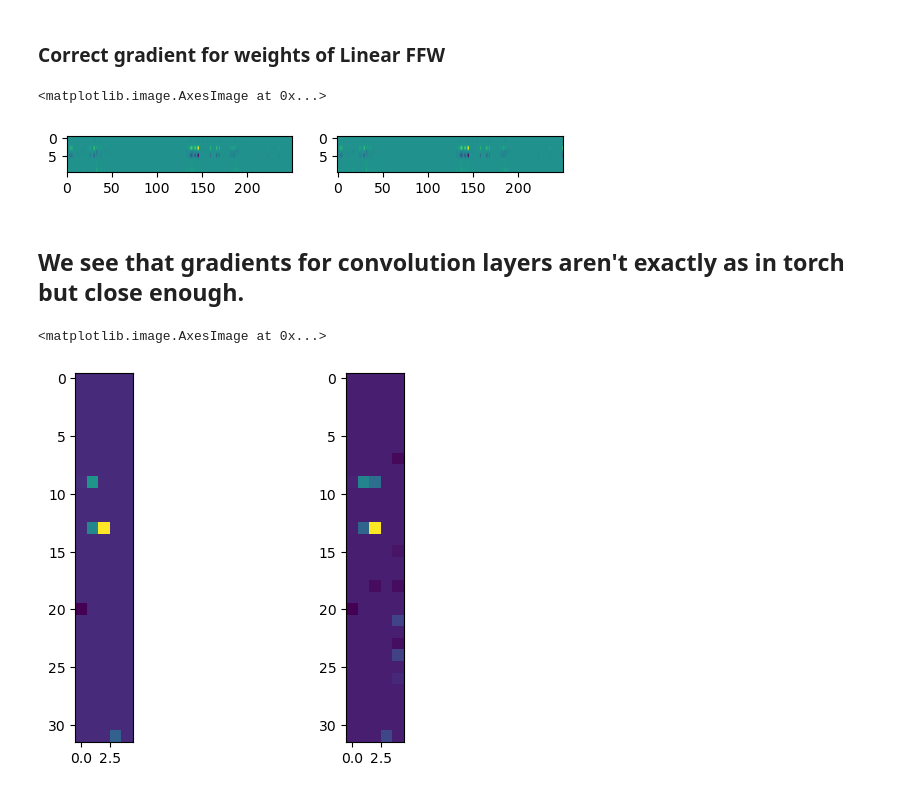
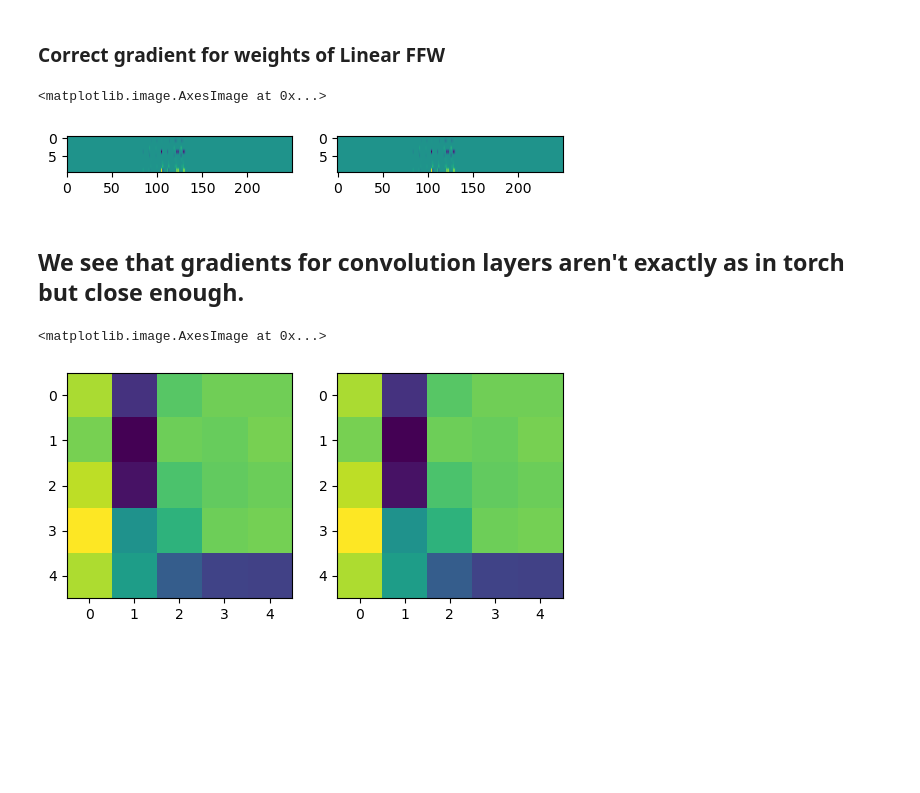
Before and after one commit to 08yann/Handcoded_NeuralNetworks_numpy, a Jupyter notebook: Conv2d_BackPropa_byHand.ipynb, the cells around one changed output. Saved outputs shown, nothing was run; the diff lists cells and outputs as text; code cells hidden in the pictures; blank space fills up the shorter version.

Commit message:
Change backprop maxpool to get same as torch

```diff
--- a/Conv2d_BackPropa_byHand.ipynb
+++ b/Conv2d_BackPropa_byHand.ipynb
@@ -176,12 +176,11 @@ def forward_backward(x,y):
     maxpooled_conv1 = relu_conv1.reshape(nb_batch, f_out, h_in//2, 2, w_in //2, 2).max(axis = (3,5))
 
     # Create max which position was max, used in back-propagation
-    '''
     # WARNING: Case of more than one maximum the gradient will be propagated too many times,
     # not a problem when max == 0 as we multiply with the values preceding the pooling
-    mask_conv2 = (relu_conv2 == maxpooled_conv2.repeat(2, axis = 2).repeat(2,axis = 3)).astype('int')
+    mask_conv1 = (relu_conv1 == maxpooled_conv1.repeat(2, axis = 2).repeat(2,axis = 3)).astype('int')
+    # Below is a better implementation taking into account this possibility but leads to slightly different result than torch
     '''
-
     # BY HAND: create mask from scratch to ensure we backpropagate only once for each pooling
     mask_conv1 = np.zeros(relu_conv1.shape)
     for b in range(relu_conv1.shape[0]):
@@ -197,6 +196,7 @@ def forward_backward(x,y):
                         mask_conv1[b,c,2*i+1,2*j]
                     else:
                         mask_conv1[b,c,2*i+1,2*j+1] = 1
+    '''
 
 
     nb_batch, c_in, h_in, w_in = maxpooled_conv1.shape
@@ -212,7 +212,8 @@ def forward_backward(x,y):
     relu_conv2 = np.maximum(l_conv2, 0)
     maxpooled_conv2 = relu_conv2.reshape(nb_batch, f_out, h_in//2, 2, w_in //2, 2).max(axis = (3,5))
 
-
+    mask_conv2 = (relu_conv2 == maxpooled_conv2.repeat(2, axis = 2).repeat(2,axis = 3)).astype('int')
+    '''
     mask_conv2 = np.zeros(relu_conv2.shape)
     for b in range(relu_conv2.shape[0]):
         for c in range(relu_conv2.shape[1]):
@@ -230,6 +231,7 @@ def forward_backward(x,y):
 
                     else:
                         mask_conv2[b,c,2*i+1,2*j+1] = 1
+    '''
 
     out_conv2 = maxpooled_conv2.reshape(nb_batch,-1)
 
@@ -260,7 +262,7 @@ def forward_backward(x,y):
     _, c_out, h_out, w_out = d_relu_conv2.shape
     for i in range(h_out):
         for j in range(w_out):
-            d_conv2_weights += np.sum(padded_conv1[:,np.newaxis,:,i:i+5, j:j+5] * d_relu_conv2[:,:,np.newaxis,i:i+1, j:j+1], axis = 0)/4
+            d_conv2_weights += np.sum(padded_conv1[:,np.newaxis,:,i:i+5, j:j+5] * d_relu_conv2[:,:,np.newaxis,i:i+1, j:j+1], axis = 0)
 
             d_padded_conv1[:,:,i:i+5,j:j+5] += np.sum(conv2[np.newaxis,:,:,:, :] * d_relu_conv2[:,:, np.newaxis, i:i+1,j:j+1], axis = 1)
 
@@ -274,11 +276,12 @@ def forward_backward(x,y):
     _, _, h_in, w_in = l_conv1.shape
     for i in range(h_in):
         for j in range(w_in):
-            d_conv1_weights += np.sum(x_padded[:,np.newaxis,:,i:i+5, j: j+ 5] * d_relu_conv1[:,:,np.newaxis,i:i+1,j:j+1],axis = 0)/4
+            d_conv1_weights += np.sum(x_padded[:,np.newaxis,:,i:i+5, j: j+ 5] * d_relu_conv1[:,:,np.newaxis,i:i+1,j:j+1],axis = 0)
 
 
     return out_logsoft, loss, d_ln_weights, d_conv2_weights, d_conv1_weights
 # %% [markdown]
 ### Numpy forward pass working !!!
 # %%
-np_out, loss, d_ln, d_conv2_weights, d_conv1_weights = forward_backward(X_train[samp].astype('float').reshape(4,1,28,28),Y_train[samp])
+samp = [0,1,2,3,4,6,7,8]
+np_out, loss, d_ln, d_conv2_weights, d_conv1_weights = forward_backward(X_train[samp].astype('float').reshape(8,1,28,28),Y_train[samp])
@@ -310,16 +331,17 @@ axarr[0].imshow(model.ln.weight.grad[:,750:1000], aspect = 4)
 axarr[1].imshow(d_ln.T[:,750:1000],aspect = 4)
 # %% [output]
 <matplotlib.image.AxesImage at 0x...>
-[figure, old version]
+[figure, new version]
 # %% [markdown]
 ## We see that gradients for convolution layers aren't exactly as in torch but close enough.
 # %%
+
 f, axarr = plt.subplots(1,2)
-axarr[0].imshow(d_conv2_weights[:,0,:,0])
-axarr[1].imshow(model.conv2.weight.grad[:,0,:,0])
+axarr[0].imshow(d_conv2_weights[12,2,:,:])
+axarr[1].imshow(model.conv2.weight.grad[12,2,:,:])
 # %% [output]
 <matplotlib.image.AxesImage at 0x...>
-[figure, old version]
+[figure, new version]
 # %%
 f, axarr = plt.subplots(1,2)
 axarr[0].imshow(d_conv1_weights[:,0,:,0])
```
Also changed, not shown: parts of 18 cells of this notebook.
